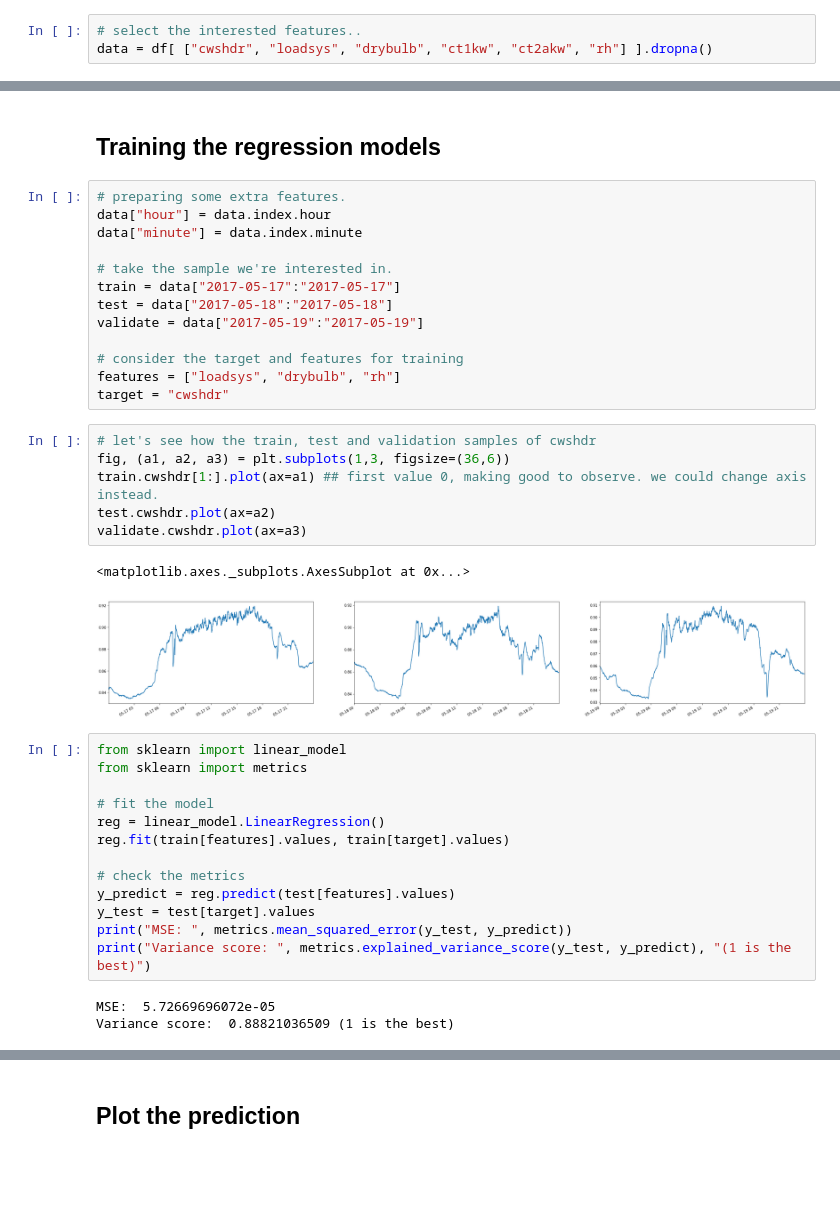
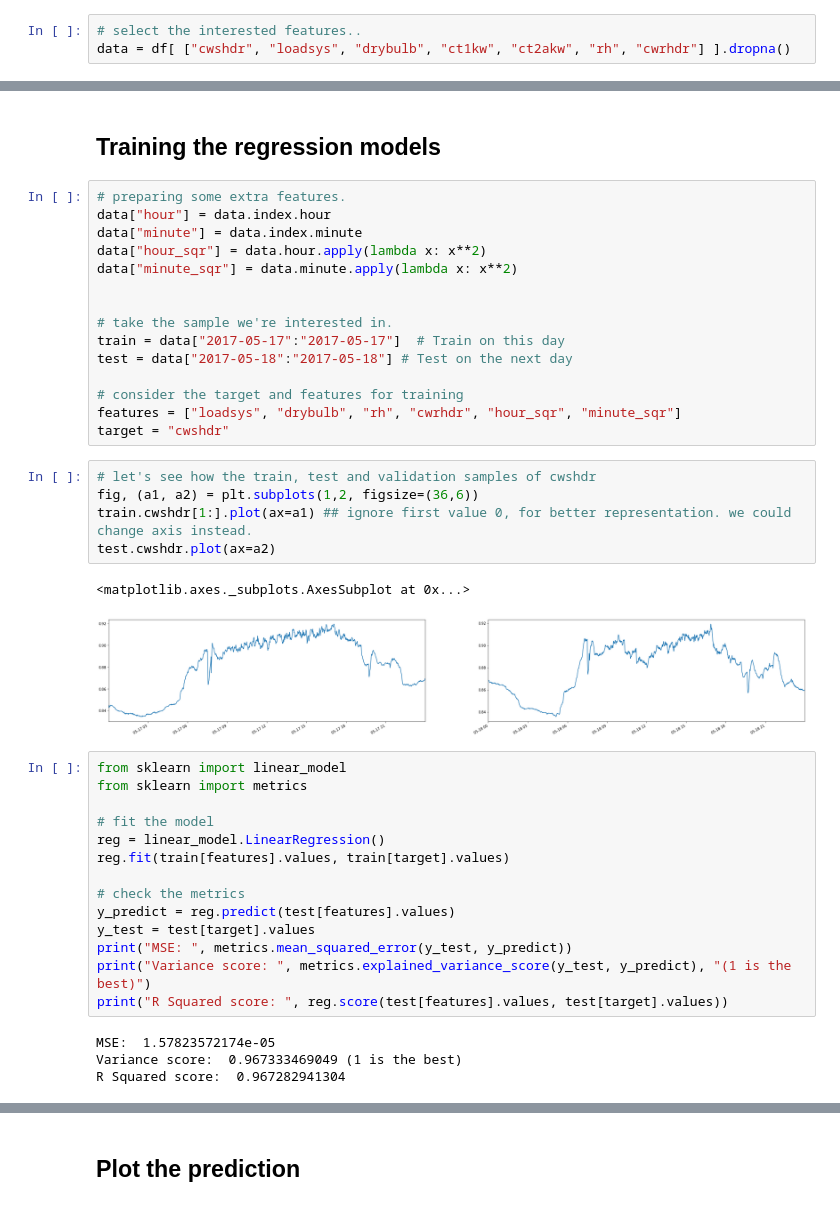
Before and after one commit to MiachelGu/chiller-plants, a Jupyter notebook: notebooks/3. Simple Regression - Insead.ipynb, the cells around one changed output, grey strips where cells are left out. Saved outputs shown, nothing was run; the diff lists cells and outputs as text; blank space fills up the shorter version.

```diff
--- a/notebooks/3. Simple Regression - Insead.ipynb
+++ b/notebooks/3. Simple Regression - Insead.ipynb
@@ -97,7 +103,7 @@ dtype: float64
 You'd notice above there are some null values in the columns we are interested. i.e, Drybulb, Rh, Ct2akw. But there are not too many. So, I'll drop respective data points from the dataset. Anyway, were not viewing this data as timeseries.
 # %%
 # select the interested features..
-data = df[ ["cwshdr", "loadsys", "drybulb", "ct1kw", "ct2akw", "rh"] ].dropna()
+data = df[ ["cwshdr", "loadsys", "drybulb", "ct1kw", "ct2akw", "rh", "cwrhdr"] ].dropna()
 # %%
 data.describe()
 # %% [output]
@@ -168,24 +177,25 @@ data = pd.DataFrame(data, columns=columns, index=index)
 # preparing some extra features.
 data["hour"] = data.index.hour
 data["minute"] = data.index.minute
+data["hour_sqr"] = data.hour.apply(lambda x: x**2)
+data["minute_sqr"] = data.minute.apply(lambda x: x**2)
+
 
 # take the sample we're interested in.
-train = data["2017-05-17":"2017-05-17"]
-test = data["2017-05-18":"2017-05-18"]
-validate = data["2017-05-19":"2017-05-19"]
+train = data["2017-05-17":"2017-05-17"]  # Train on this day
+test = data["2017-05-18":"2017-05-18"] # Test on the next day
 
 # consider the target and features for training
-features = ["loadsys", "drybulb", "rh"]
+features = ["loadsys", "drybulb", "rh", "cwrhdr", "hour_sqr", "minute_sqr"]
 target = "cwshdr"
 # %%
 # let's see how the train, test and validation samples of cwshdr
-fig, (a1, a2, a3) = plt.subplots(1,3, figsize=(36,6))
-train.cwshdr[1:].plot(ax=a1) ## first value 0, making good to observe. we could change axis instead.
+fig, (a1, a2) = plt.subplots(1,2, figsize=(36,6))
+train.cwshdr[1:].plot(ax=a1) ## ignore first value 0, for better representation. we could change axis instead.
 test.cwshdr.plot(ax=a2)
-validate.cwshdr.plot(ax=a3)
 # %% [output]
 <matplotlib.axes._subplots.AxesSubplot at 0x...>
-[figure, old version]
+[figure, new version]
 # %%
 from sklearn import linear_model
 from sklearn import metrics
@@ -199,7 +209,9 @@ y_predict = reg.predict(test[features].values)
 y_test = test[target].values
 print("MSE: ", metrics.mean_squared_error(y_test, y_predict))
 print("Variance score: ", metrics.explained_variance_score(y_test, y_predict), "(1 is the best)")
+print("R Squared score: ", reg.score(test[features].values, test[target].values))
 # %% [output]
-MSE:  5.72669696072e-05
-Variance score:  0.88821036509 (1 is the best)
+MSE:  1.57823572174e-05
+Variance score:  0.967333469049 (1 is the best)
+R Squared score:  0.967282941304
 # %% [markdown]
```
Also changed, not shown: parts of 14 cells of this notebook.
